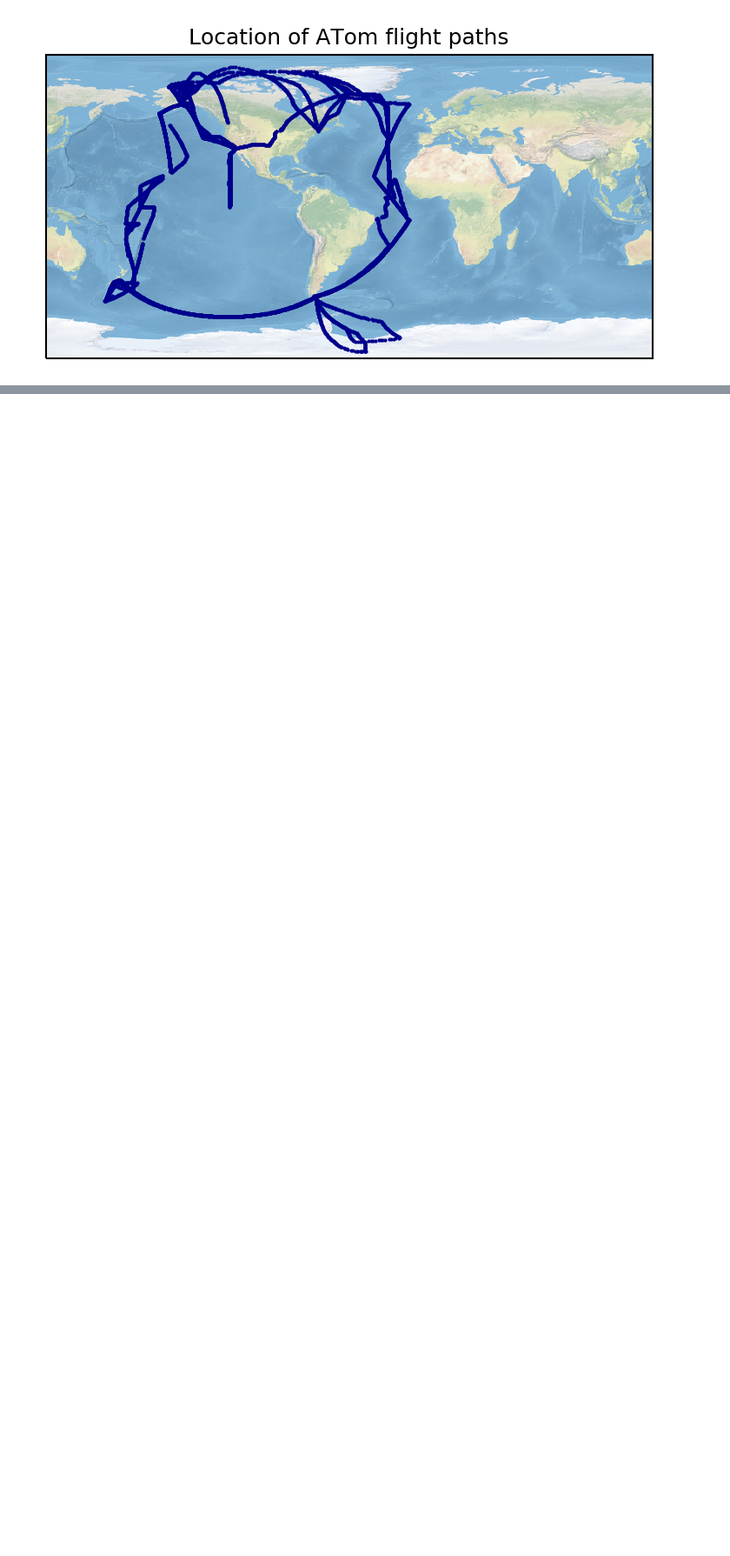
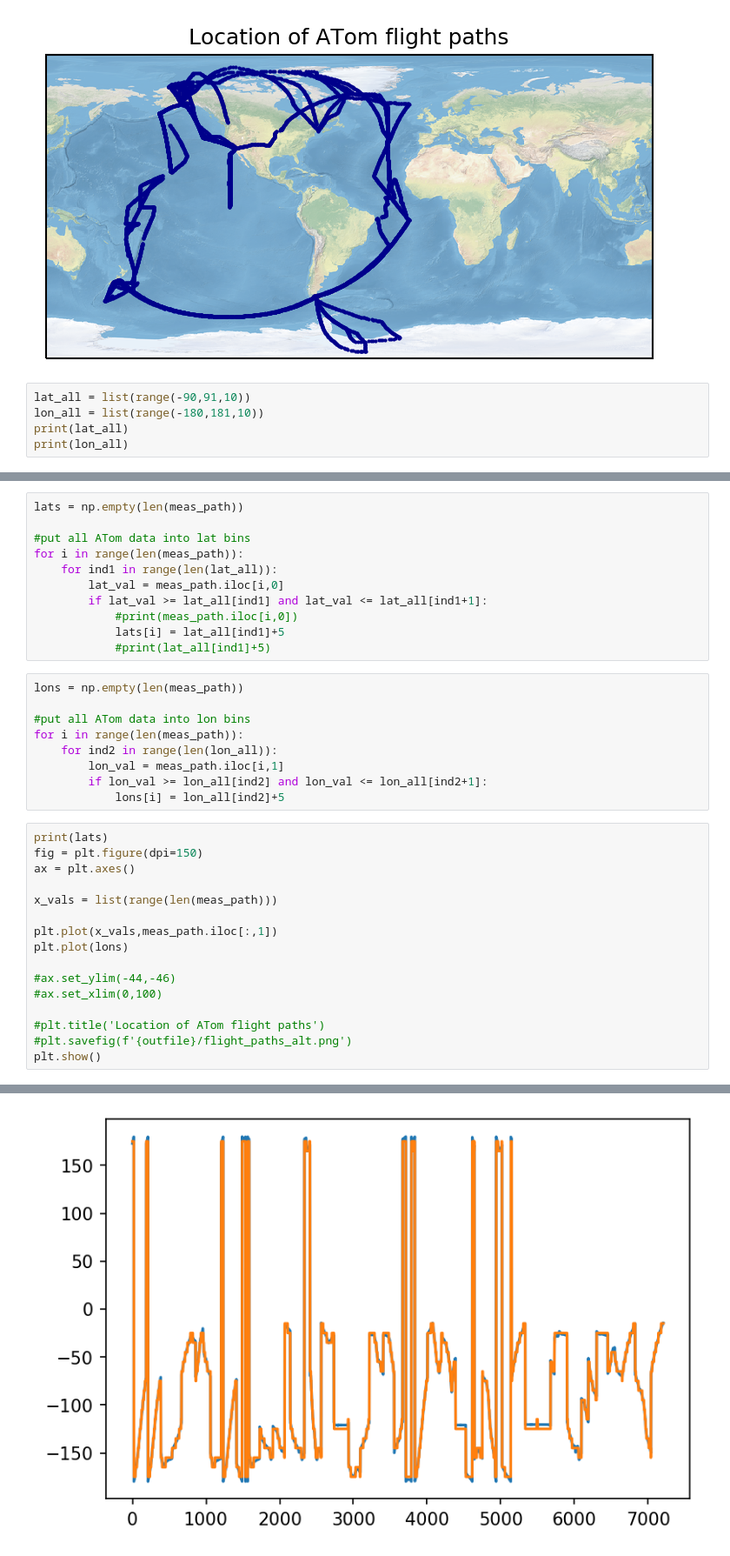
Before and after one commit to zosiast/blueberry_11_19, a Jupyter notebook: ATom_data/ATom_flight_paths.ipynb, the cells around one changed output, grey strips where cells are left out. Shown at 87% size. Saved outputs shown, nothing was run; the diff lists cells and outputs as text; blank space fills up the shorter version.

Commit message:
ATom measurement paths mask

```diff
--- a/ATom_data/ATom_flight_paths.ipynb
+++ b/ATom_data/ATom_flight_paths.ipynb
@@ -62,3 +65,8 @@ plt.savefig(f'{outfile}/flight_paths_alt.png')
 plt.show()
 # %% [output]
 [figure]
+# %%
+lat_all = list(range(-90,91,10))
+lon_all = list(range(-180,181,10))
+print(lat_all)
+print(lon_all)
@@ -64,0 +76,37 @@ plt.show()
+# %%
+lats = np.empty(len(meas_path))
+
+#put all ATom data into lat bins
+for i in range(len(meas_path)):
+    for ind1 in range(len(lat_all)):
+        lat_val = meas_path.iloc[i,0]
+        if lat_val >= lat_all[ind1] and lat_val <= lat_all[ind1+1]:
+            #print(meas_path.iloc[i,0])
+            lats[i] = lat_all[ind1]+5
+            #print(lat_all[ind1]+5)
+# %%
+lons = np.empty(len(meas_path))
+
+#put all ATom data into lon bins
+for i in range(len(meas_path)):
+    for ind2 in range(len(lon_all)):
+        lon_val = meas_path.iloc[i,1]
+        if lon_val >= lon_all[ind2] and lon_val <= lon_all[ind2+1]:
+            lons[i] = lon_all[ind2]+5
+# %%
+print(lats)
+fig = plt.figure(dpi=150)
+ax = plt.axes()
+
+x_vals = list(range(len(meas_path)))
+
+plt.plot(x_vals,meas_path.iloc[:,1])
+plt.plot(lons)
+
+#ax.set_ylim(-44,-46)
+#ax.set_xlim(0,100)
+
+#plt.title('Location of ATom flight paths')
+#plt.savefig(f'{outfile}/flight_paths_alt.png')
+plt.show()
+# %% [output]
@@ -64,0 +114 @@ plt.show()
+[figure, added]
```
Also changed, not shown: parts of 16 cells of this notebook.
